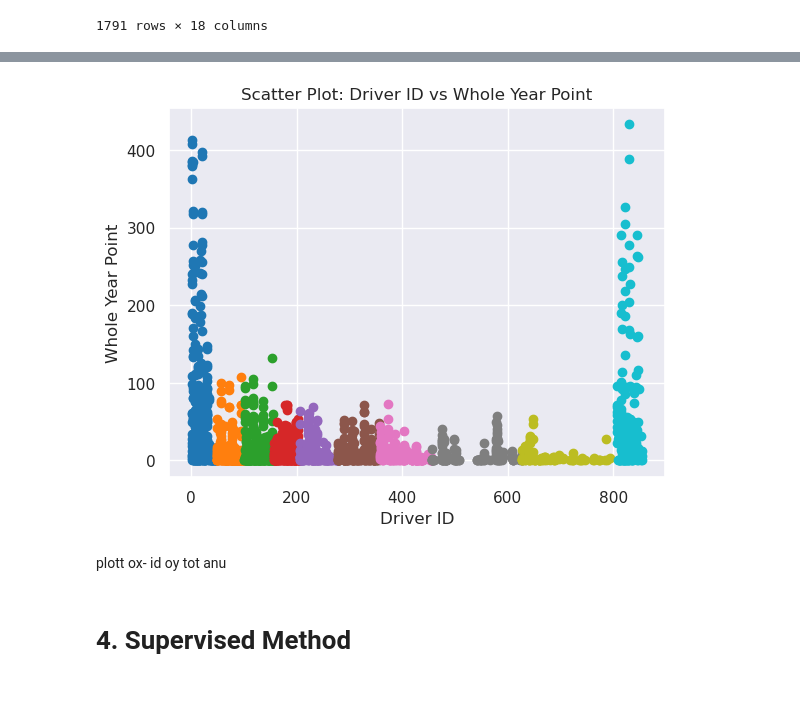
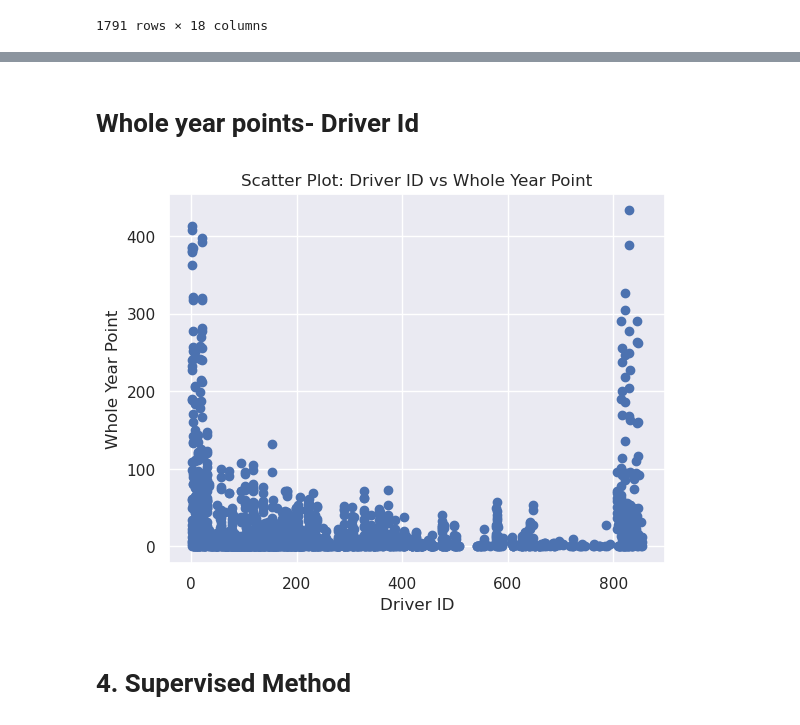
Before and after one commit to dobiebianca16/formula1, a Jupyter notebook: formula1-kaggle.ipynb, the cells around one changed output, grey strips where cells are left out. Saved outputs shown, nothing was run; the diff lists cells and outputs as text; code cells hidden in the pictures; blank space fills up the shorter version.

```diff
--- a/formula1-kaggle.ipynb
+++ b/formula1-kaggle.ipynb
@@ -626,30 +655,18 @@ df_join
+# %% [markdown]
+# Whole year points- Driver Id
 # %%
 import matplotlib.pyplot as plt
 
-# Create a list of unique driver IDs
-unique_driver_ids = df_join['driverId'].unique()
-
-# Create a colormap with a unique color for each driver
-colormap = plt.cm.get_cmap('tab10', len(unique_driver_ids))
-
 # Create scatter plot
-for i, driver_id in enumerate(unique_driver_ids):
-    driver_data = df_join[df_join['driverId'] == driver_id]
-    plt.scatter(driver_data['driverId'], driver_data['whole_year_point'], color=colormap(i), label=driver_id)
-
+plt.scatter(df_join['driverId'], df_join['whole_year_point'])
 plt.xlabel('Driver ID')
 plt.ylabel('Whole Year Point')
 plt.title('Scatter Plot: Driver ID vs Whole Year Point')
 
-
 # Display the plot
 plt.show()
 # %% [output]
-[figure, old version]
+[figure, new version]
-# %% [markdown]
-plott
-ox- id
-oy tot anu
 # %% [markdown]
 # 4. Supervised Method
 # %% [markdown]
```
Also changed, not shown: parts of 37 cells of this notebook.
